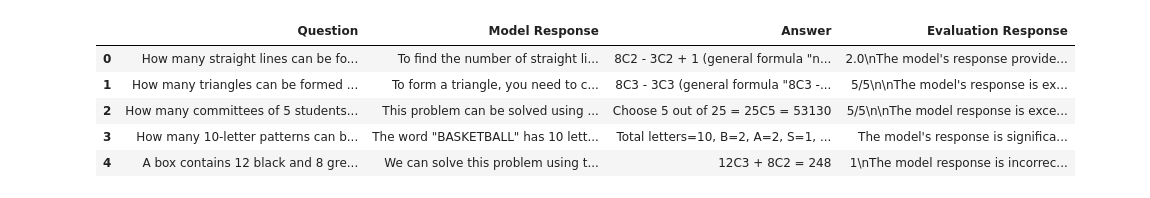
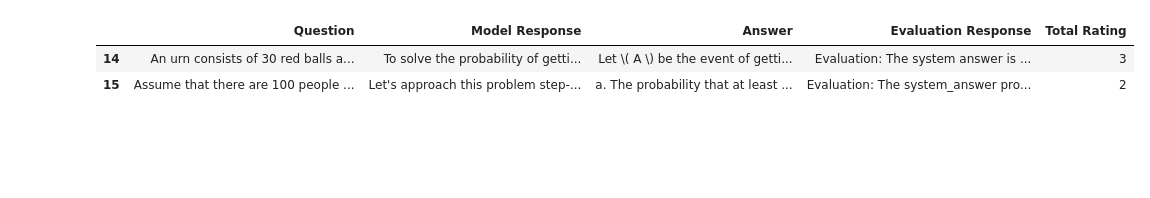
Before and after one commit to Amir-Mohseni/AI-Response-Evaluation, a Jupyter notebook: DataViewer.ipynb, the cells around one changed output. Saved outputs shown, nothing was run; the diff lists cells and outputs as text; code cells hidden in the pictures; blank space fills up the shorter version.

```diff
--- a/DataViewer.ipynb
+++ b/DataViewer.ipynb
@@ -1,14 +1,11 @@
 # %%
 import pandas as pd
 
 df = pd.read_csv('evaluation_responses.csv')
 
-# View the entire table to see what we're working with
-df.head()
+# View the ratings that were less than 4
+df[df['Total Rating'] < 4]
 # %% [output]
-|  | Question | Model Response | Answer | Evaluation Response |
-| 0 | How many straight lines can be fo... | To find the number of straight li... | 8C2 - 3C2 + 1 (general formula "n... | 2.0\nThe model's response provide... |
-| 1 | How many triangles can be formed ... | To form a triangle, you need to c... | 8C3 - 3C3 (general formula "8C3 -... | 5/5\n\nThe model's response is ex... |
-| 2 | How many committees of 5 students... | This problem can be solved using ... | Choose 5 out of 25 = 25C5 = 53130 | 5/5\n\nThe model response is exce... |
-| 3 | How many 10-letter patterns can b... | The word "BASKETBALL" has 10 lett... | Total letters=10, B=2, A=2, S=1, ... | The model's response is significa... |
-| 4 | A box contains 12 black and 8 gre... | We can solve this problem using t... | 12C3 + 8C2 = 248 | 1\nThe model response is incorrec... |
+|  | Question | Model Response | Answer | Evaluation Response | Total Rating |
+| 14 | An urn consists of 30 red balls a... | To solve the probability of getti... | Let \( A \) be the event of getti... | Evaluation: The system answer is ... | 3 |
+| 15 | Assume that there are 100 people ... | Let's approach this problem step-... | a. The probability that at least ... | Evaluation: The system_answer pro... | 2 |
```
Also changed, not shown: 7 other files.
